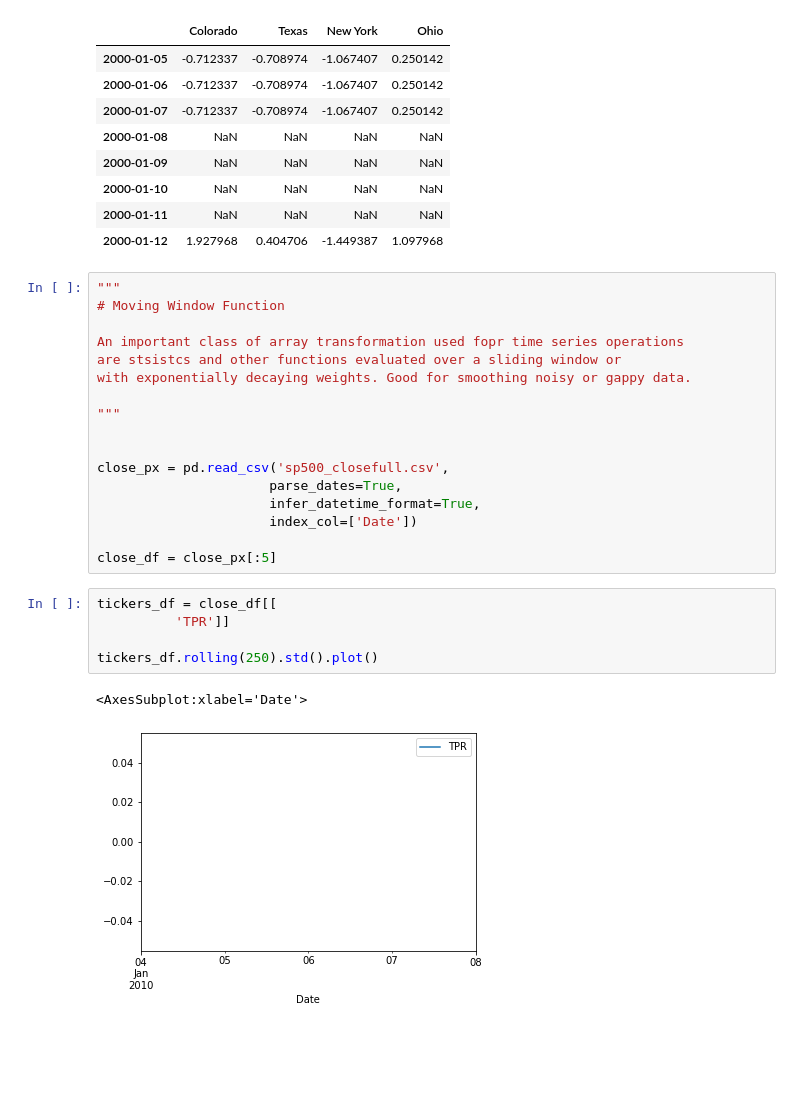
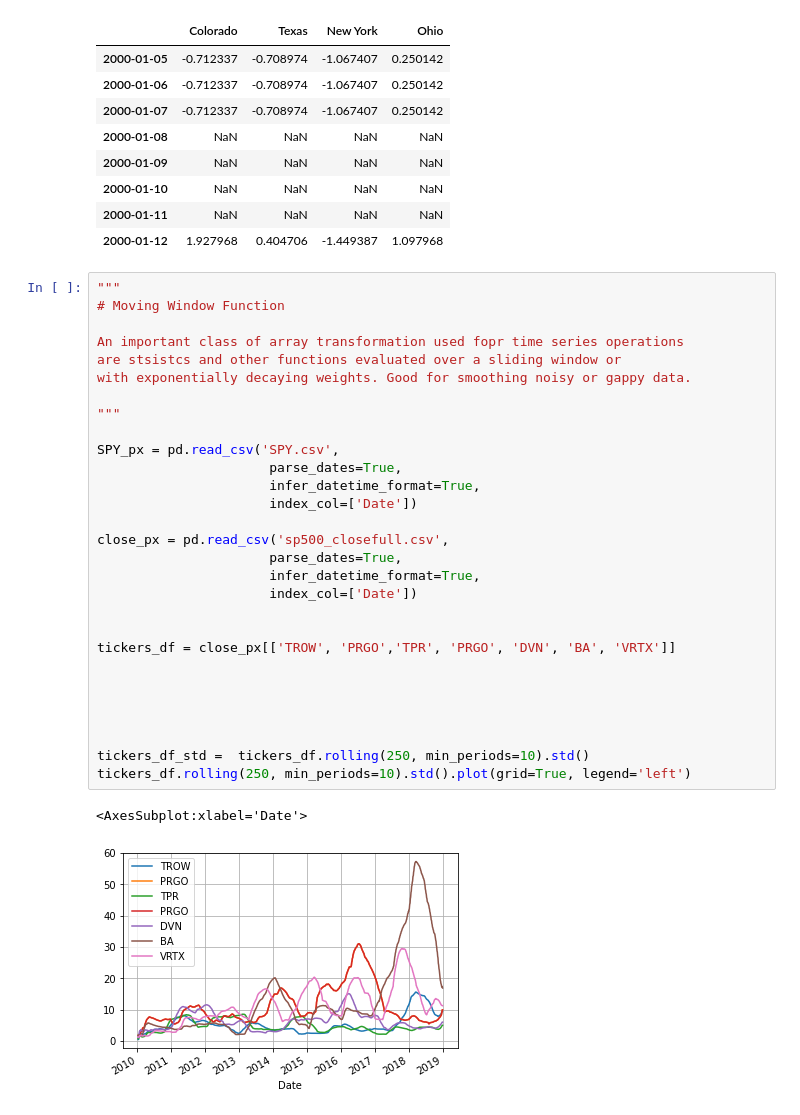
Before and after one commit to MuayThaiLegz/Py_DataAnalysis, a Jupyter notebook: DataAnalysis_ChapterEleven.ipynb, the cells around one changed output. Cells and saved outputs as stored; diff of their text form; blank space fills up the shorter version.

Commit message:
chapter 11 complete
this is the my final commit into chapter 11 worked with plotting rolling windows

```diff
--- a/DataAnalysis_ChapterEleven.ipynb
+++ b/DataAnalysis_ChapterEleven.ipynb
@@ -1130,25 +1130,32 @@ display(frame.resample('D').ffill(limit=2))
 # %%
 """
 # Moving Window Function
 
 An important class of array transformation used fopr time series operations
 are stsistcs and other functions evaluated over a sliding window or
 with exponentially decaying weights. Good for smoothing noisy or gappy data.
 
 """
 
+SPY_px = pd.read_csv('SPY.csv',
+                      parse_dates=True,
+                      infer_datetime_format=True,
+                      index_col=['Date'])
 
 close_px = pd.read_csv('sp500_closefull.csv',
                       parse_dates=True,
                       infer_datetime_format=True,
                       index_col=['Date'])
 
-close_df = close_px[:5]
+
+tickers_df = close_px[['TROW', 'PRGO','TPR', 'PRGO', 'DVN', 'BA', 'VRTX']]
+
+
+
+
+
+tickers_df_std =  tickers_df.rolling(250, min_periods=10).std()
+tickers_df.rolling(250, min_periods=10).std().plot(grid=True, legend='left')
+# %% [output]
+<AxesSubplot:xlabel='Date'>
+[figure, added]
-# %%
-tickers_df = close_df[[
-          'TPR']]
-
-tickers_df.rolling(250).std().plot()
-# %% [output]
-<AxesSubplot:xlabel='Date'>
-[figure, removed]
```
Also changed, not shown: parts of 6 cells of this notebook.
